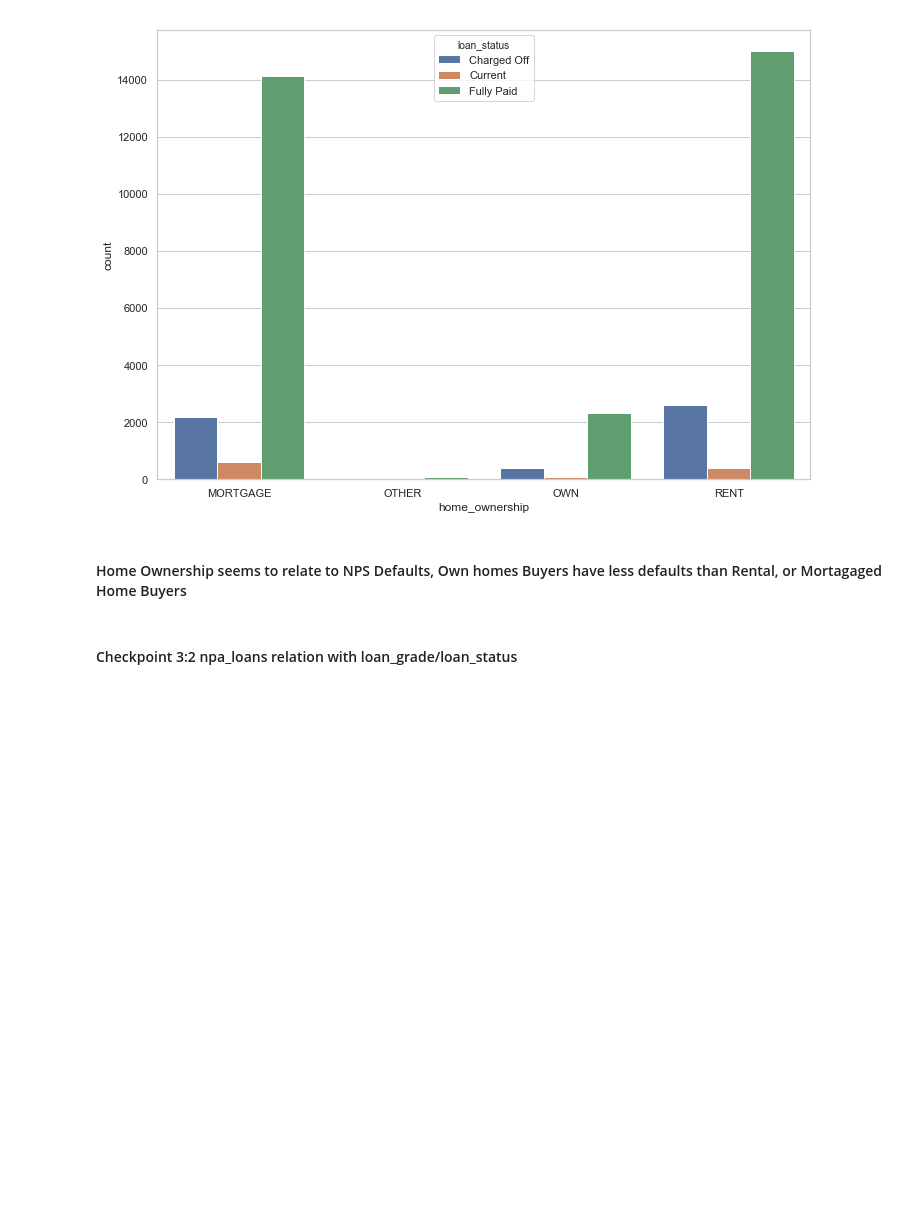
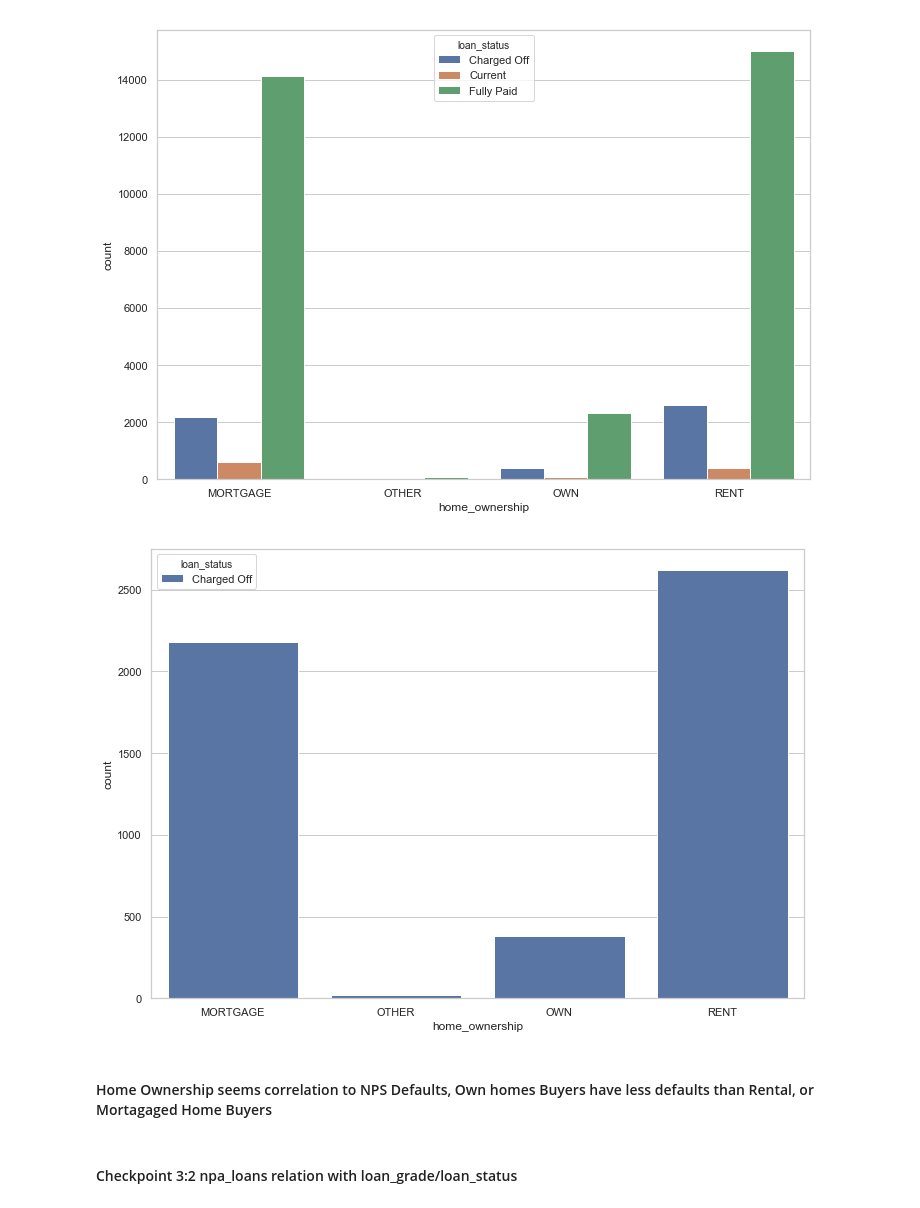
Before and after one commit to prashantkumsrivastava/LendingClubCase, a Jupyter notebook: Lending Club Case Study.ipynb, the cells around one changed output. Cells and saved outputs as stored; diff of their text form; code cells hidden in the pictures; blank space fills up the shorter version.

```diff
--- a/Lending Club Case Study.ipynb
+++ b/Lending Club Case Study.ipynb
@@ -130,0 +97,8 @@ loan.head(5)
+# %%
+# create a copy of loan dataframe with only charged off loans data , this will be our NPA Loans copy
+## we are going to plot the charts for all loans + NPA loans seperatly for better comparison
+df = pd.DataFrame.copy(loan)
+df.head()
+# extract the loans with charged-off status this will be master df
+df = df.loc[df.loan_status == 'Charged Off']
+df.head()
@@ -141,8 +122,17 @@ df1 = loan.groupby(['loan_status','home_ownership']).size().to_frame(name = 'cou
 ax = sns.barplot(x='home_ownership', y='count',hue='loan_status' , data=df1,orient='H')
 # %% [output]
 [figure]
+# %%
+#npa_loans relation with home ownership/loan_status for only NPA loans
+%matplotlib inline
+sns.set(rc={'figure.figsize':(11.7,8.27)})
+sns.set_style("whitegrid")
+df1 = df.groupby(['loan_status','home_ownership']).size().to_frame(name = 'count').reset_index()
+ax = sns.barplot(x='home_ownership', y='count',hue='loan_status' , data=df1,orient='H')
+# %% [output]
+[figure, added]
 # %% [markdown]
-#### Home Ownership seems to relate to NPS Defaults, Own homes Buyers have less defaults than Rental, or Mortagaged Home Buyers
+#### Home Ownership seems  correlation to NPS Defaults, Own homes Buyers have less defaults than Rental, or Mortagaged Home Buyers
 # %% [markdown]
 #### Checkpoint 3:2 npa_loans relation with loan_grade/loan_status
 # %%
```
Also changed, not shown: parts of 37 cells of this notebook.
